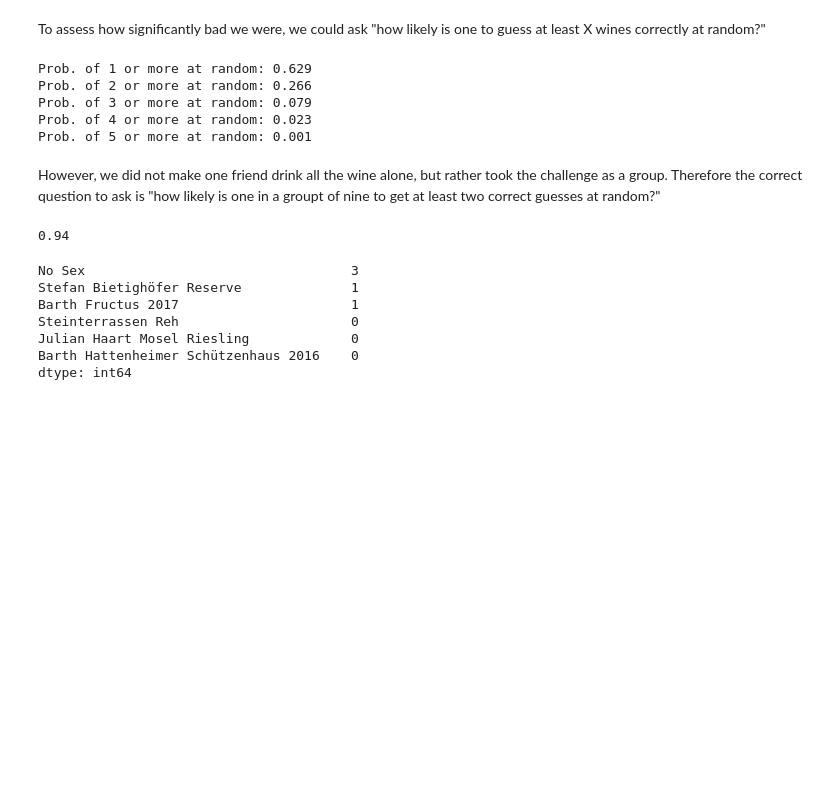
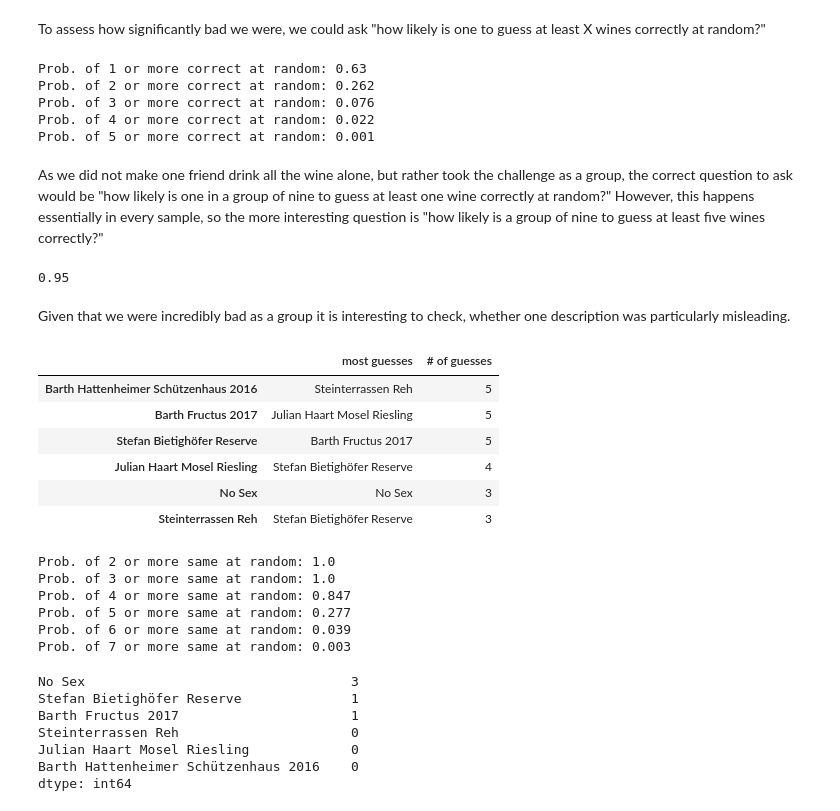
Before and after one commit to germannp/data-science, a Jupyter notebook: riesling_challenge.ipynb, the cells around one changed output. Saved outputs shown, nothing was run; the diff lists cells and outputs as text; code cells hidden in the pictures; blank space fills up the shorter version.

Commit message:
Check for mislieading description

```diff
--- a/riesling_challenge.ipynb
+++ b/riesling_challenge.ipynb
@@ -72,21 +72,69 @@ samples = np.array(
 for i in range(1, 6):
     better = sum(samples.sum(axis=2).flatten() >= i)
     prob = better / n_samples / n_friends
-    print(f"Prob. of {i} or more at random: {np.round(prob, decimals=3)}")
+    print(f"Prob. of {i} or more correct at random: {np.round(prob, decimals=3)}")
 # %% [output]
-Prob. of 1 or more at random: 0.629
-Prob. of 2 or more at random: 0.266
-Prob. of 3 or more at random: 0.079
-Prob. of 4 or more at random: 0.023
-Prob. of 5 or more at random: 0.001
+Prob. of 1 or more correct at random: 0.63
+Prob. of 2 or more correct at random: 0.262
+Prob. of 3 or more correct at random: 0.076
+Prob. of 4 or more correct at random: 0.022
+Prob. of 5 or more correct at random: 0.001
 # %% [markdown]
-However, we did not make one friend drink all the wine alone, but rather took the challenge as a group. Therefore the correct question to ask is "how likely is one in a groupt of nine to get at least two correct guesses at random?"
+As we did not make one friend drink all the wine alone, but rather took the challenge as a group, the correct question to ask would be "how likely is one in a group of nine to guess at least one wine correctly at random?" However, this happens essentially in every sample, so the more interesting question is "how likely is a group of nine to guess at least five wines correctly?"
 # %%
-two_or_better = (samples.sum(axis=2) >= 2).any(axis=1)
-prob = sum(two_or_better) / n_samples
+five_or_more = samples.sum(axis=2).sum(axis=1) >= 5
+prob = sum(five_or_more) / n_samples
 print(np.round(prob, decimals=2))
 # %% [output]
-0.94
+0.95
+# %% [markdown]
+Given that we were incredibly bad as a group it is interesting to check, whether one description was particularly misleading.
+# %%
+guesses.apply(
+    lambda wine: pd.Series(
+        {
+            "most guesses": wine.value_counts().index[0],
+            "# of guesses": wine.value_counts().iloc[0],
+        }
+    ),
+    axis=1,
+)[["most guesses", "# of guesses"]]
+# %% [output]
+|  | most guesses | # of guesses |
+| Barth Hattenheimer Schützenhaus 2016 | Steinterrassen Reh | 5 |
+| Barth Fructus 2017 | Julian Haart Mosel Riesling | 5 |
+| Stefan Bietighöfer Reserve | Barth Fructus 2017 | 5 |
+| Julian Haart Mosel Riesling | Stefan Bietighöfer Reserve | 4 |
+| No Sex | No Sex | 3 |
+| Steinterrassen Reh | Stefan Bietighöfer Reserve | 3 |
+# %%
+max_same_guesses = np.array(
+    [
+        max(
+            [
+                np.unique(col, return_counts=True)[1].max()
+                for col in np.array(
+                    [
+                        np.random.choice(np.arange(n_wines), n_wines, replace=False)
+                        for _ in range(n_friends)
+                    ]
+                ).T
+            ]
+        )
+        for _ in range(n_samples)
+    ]
+).flatten()
+for i in range(2, 8):
+    same = sum(max_same_guesses >= i)
+    prob = same / n_samples
+    print(f"Prob. of {i} or more same at random: {np.round(prob, decimals=3)}")
+# %% [output]
+Prob. of 2 or more same at random: 1.0
+Prob. of 3 or more same at random: 1.0
+Prob. of 4 or more same at random: 0.847
+Prob. of 5 or more same at random: 0.277
+Prob. of 6 or more same at random: 0.039
+Prob. of 7 or more same at random: 0.003
 # %%
 guesses.apply(
     lambda wine: sum(wine == wine.name), axis=1
```
Also changed, not shown: parts of 3 cells of this notebook.
